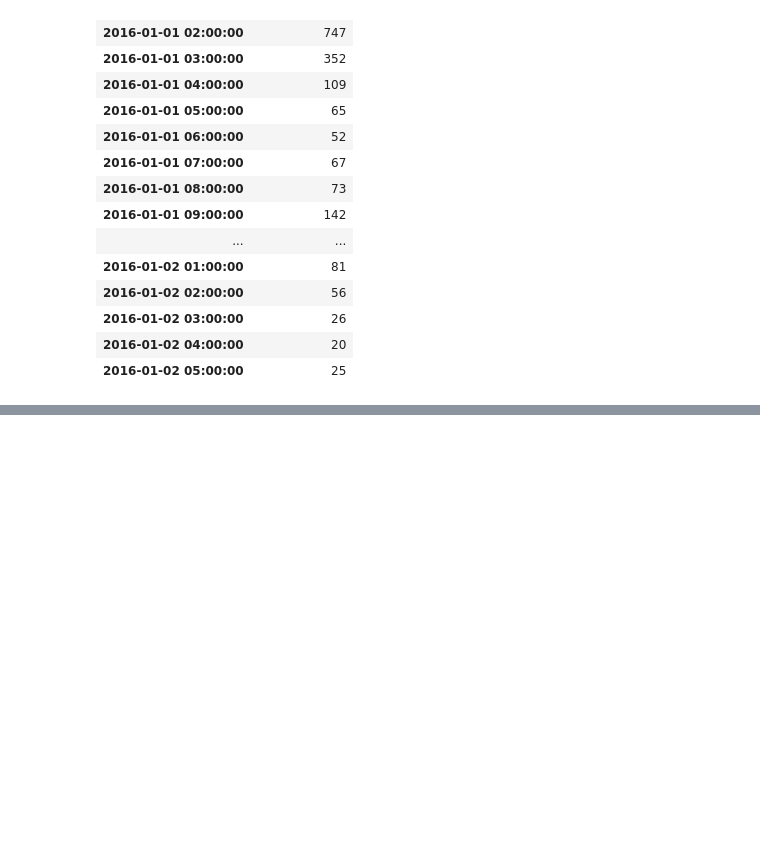
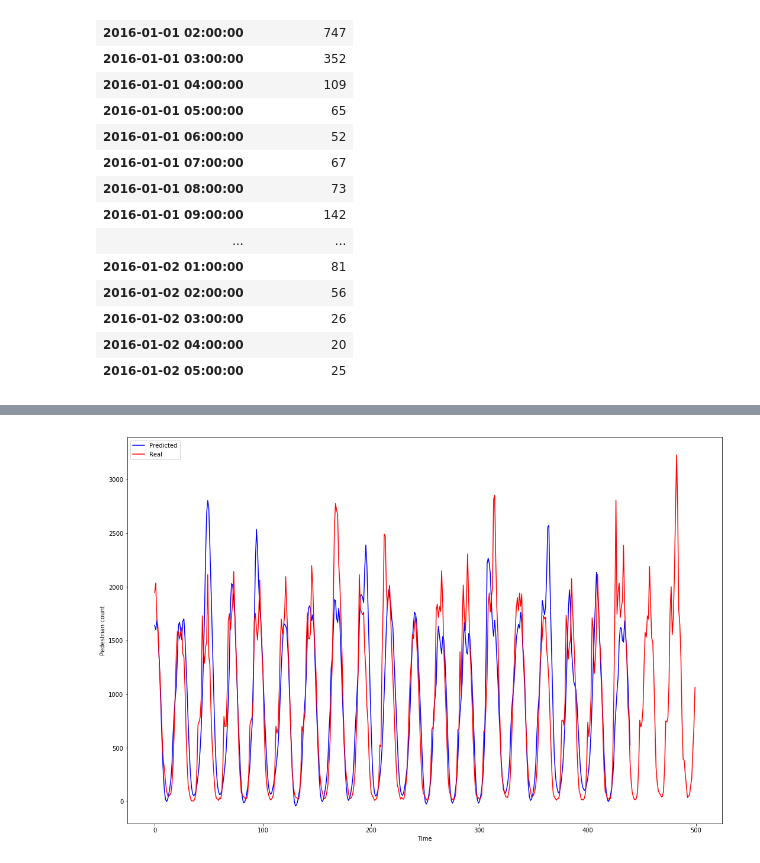
Before and after one commit to Data-plus/Pedestrian-Prediction, a Jupyter notebook: Pedestrian.ipynb, the cells around one changed output, grey strips where cells are left out. Cells and saved outputs as stored; diff of their text form; code cells hidden in the pictures; blank space fills up the shorter version.

```diff
--- a/Pedestrian.ipynb
+++ b/Pedestrian.ipynb
@@ -108,0 +150,17 @@ X_train = np.reshape(X_train, (X_train.shape[0], X_train.shape[1], 1))
+# %%
+lookback = 30
+epochs = 5
+batch_size = 64
+
+model = Sequential()
+model.add(Bidirectional(LSTM(batch_size, input_shape=(lookback,1), return_sequences=True)))
+model.add(Dropout(0.2))
+model.add(LSTM(batch_size, input_shape=(lookback,1), return_sequences=True))
+model.add(Dropout(0.2))
+model.add(LSTM(batch_size, input_shape=(lookback,1)))
+model.add(Dropout(0.2))
+model.add(Dense(1))
+
+model.compile(loss='mean_squared_error', optimizer='adam')
+
+model.fit(X_train, Y_train, batch_size=batch_size, epochs=epochs, verbose=1, callbacks=[tensorboard], validation_split=0.2)
@@ -108,0 +196,13 @@ X_train = np.reshape(X_train, (X_train.shape[0], X_train.shape[1], 1))
+# %%
+data_test = df.iloc[16000:,:]
+# make predictions
+sc = MinMaxScaler(feature_range = (0,1))
+X_test = sc.fit_transform(data_test)
+# %%
+X_test = build_X(X_test)
+X_test = np.reshape(X_test, (X_test.shape[0], X_test.shape[1], 1))
+test_predict = model.predict(X_test)
+test_predict = sc.inverse_transform(test_predict)
+
+data_test.reset_index(level=0, inplace=True)
+pd.DataFrame(test_predict)
@@ -108,0 +228,16 @@ X_train = np.reshape(X_train, (X_train.shape[0], X_train.shape[1], 1))
+# %%
+import matplotlib.pyplot as plt
+from matplotlib.pyplot import figure
+
+start = 0
+end = 500
+
+plt.figure(figsize=(18,12))
+plt.plot(test_predict[start+60:end] , color = 'blue', label='Predicted')
+plt.plot(data_test.iloc[start:end,1], color = 'red', label='Real')
+plt.xlabel('Time')
+plt.ylabel('Pedestrian count')
+plt.legend()
+plt.show()
+# %% [output]
+[figure, added]
```
Also changed, not shown: parts of 16 cells of this notebook.
